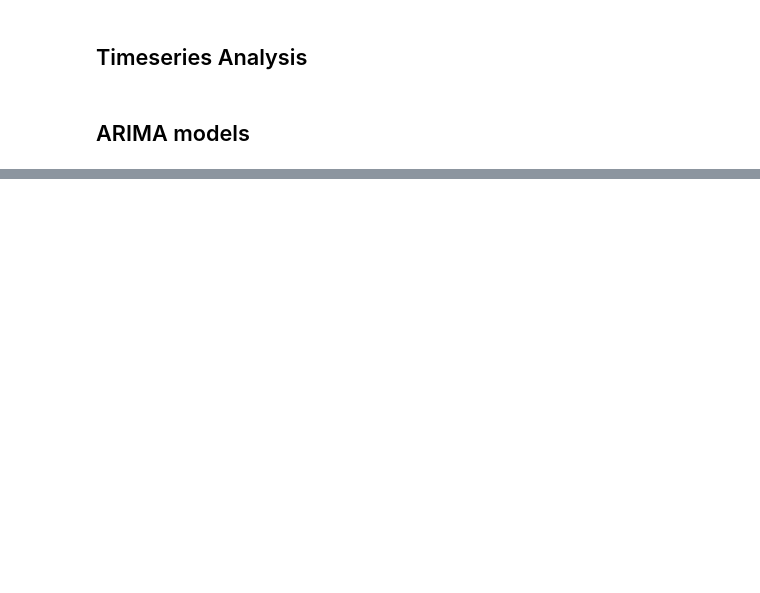
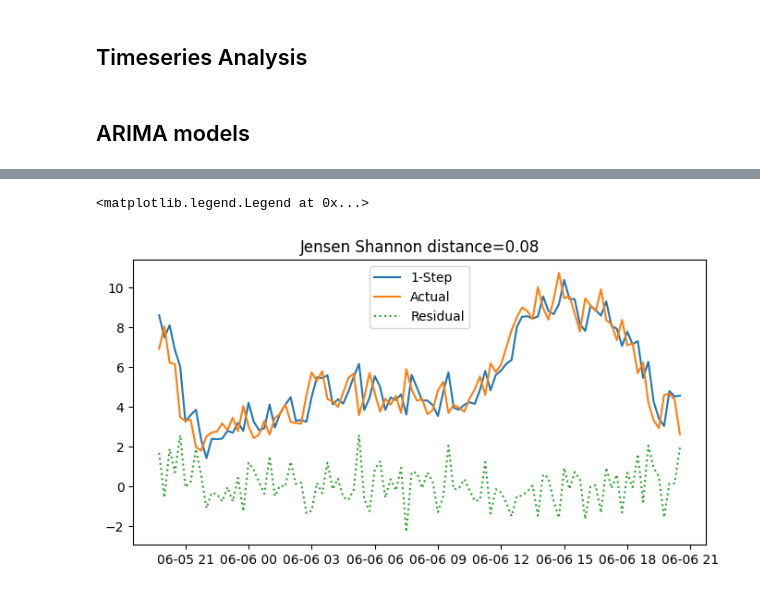
Before and after one commit to hazrmard/wind-pred, a Jupyter notebook: ERDC.ipynb, the cells around one changed output, grey strips where cells are left out. Saved outputs shown, nothing was run; the diff lists cells and outputs as text; code cells hidden in the pictures; blank space fills up the shorter version.

```diff
--- a/ERDC.ipynb
+++ b/ERDC.ipynb
@@ -21,6 +21,5 @@ READ_CSV=False
 # %% [markdown]
 ## Data extraction/pre-processing
 # %%
-from windpred import read_file
-df = read_file(processed=True)
+df = read_erdc_file(processed=True)
 df.describe()
@@ -27,12 +36,12 @@ df.describe()
 # %%
-dfog = df # original dataframe with all data
+df_all = df # original dataframe with all data
 # Testing data
-dft = dfog.loc['2022-06-28':'2022-07-07']
+dft = df_all.loc['2022-06-28':'2022-07-07']
 # Training data
-df = dfog.loc['2022-03-10':'2022-06-27']
+df = df_all.loc['2022-03-10':'2022-06-27']
 INTERVAL = pd.Timedelta(minutes=15)
 # %%
 # separate into contiguous sequences
-from windpred import find_sequences
-seqs = find_sequences(df)
-print(len(seqs))
+seqs = find_sequences(df, INTERVAL)
+seqsog = find_sequences(df_all, INTERVAL)
+print(len(seqs), len(seqsog))
@@ -108,15 +145,14 @@ plt.tight_layout()
 # %%
-seqs = find_sequences(df, pd.Timedelta(minutes=15), agg_fn='max')
-model = sm.tsa.ARIMA(seqs[0].Speed.iloc[:-100], order=(1,0,20))
-result = model.fit()
-actual = seqs[0].Speed.iloc[-100:]
-_, predictions = predict(result, actual, None, INTERVAL)
-_, predictions_recursive = predict(result, actual, None, INTERVAL, in_sample=False)
 
 plt.figure(figsize=(8,4))
 plt.plot(predictions, label='1-Step')
-plt.plot(predictions_recursive, label='Recursive')
+# plt.plot(predictions_recursive, label='Recursive')
 plt.plot(seqs[0].Speed.iloc[-100:], label='Actual')
 plt.plot(predictions - actual, label='Residual', ls=':')
-plt.title('RMSE=%.2f' % sm.tools.eval_measures.rmse(predictions, actual))
+# plt.title('RMSE=%.2f' % sm.tools.eval_measures.rmse(predictions, actual))
+plt.title('Jensen Shannon distance=%.2f' % probabilistic_distance(predictions, actual, measure='jensenshannon'))
+# plt.title('RMSE=%.2f' % np.sqrt(np.mean((predictions - actual)**2)))
 plt.legend()
+# %% [output]
+<matplotlib.legend.Legend at 0x...>
+[figure, added]
```
Also changed, not shown: parts of 43 cells of this notebook, 1 other file.
